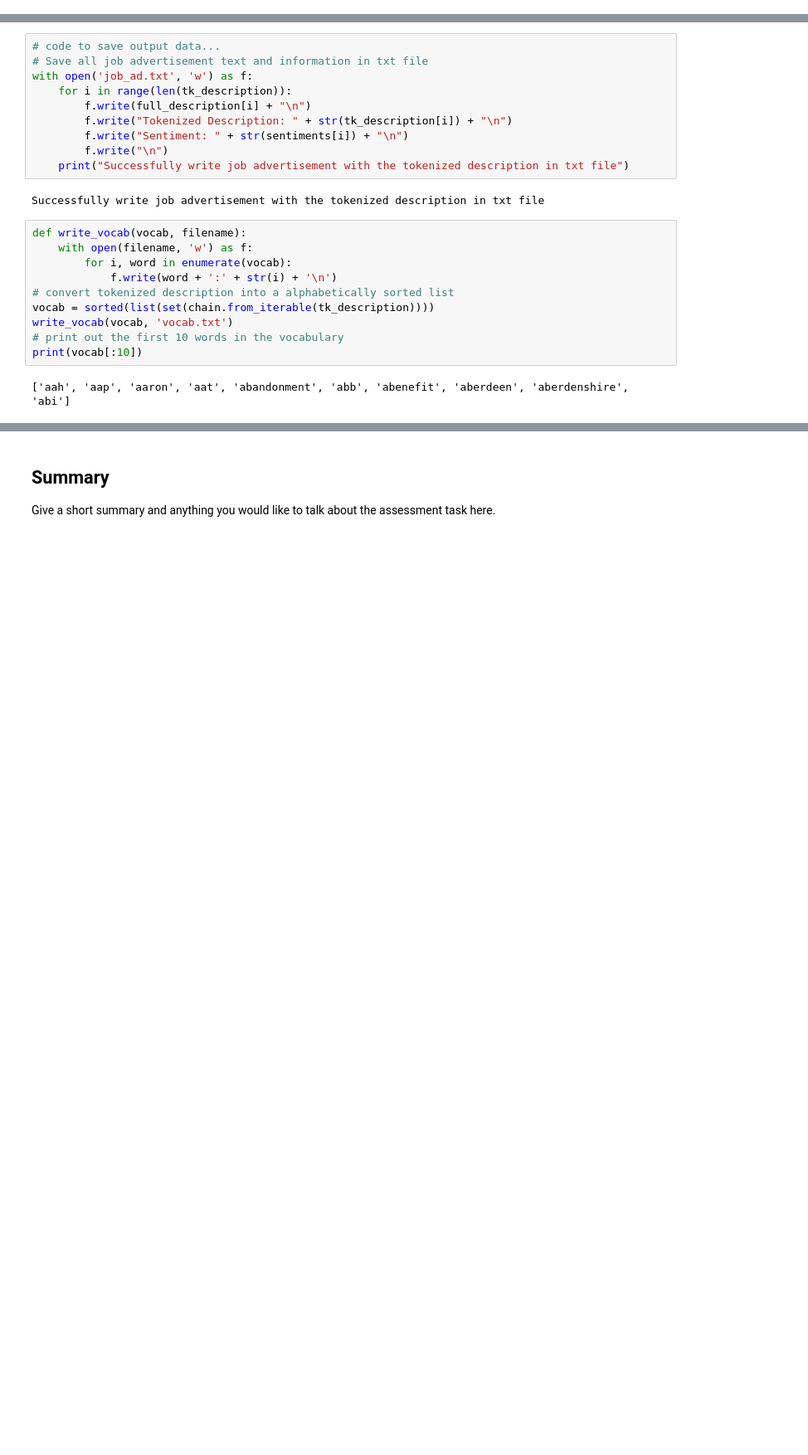
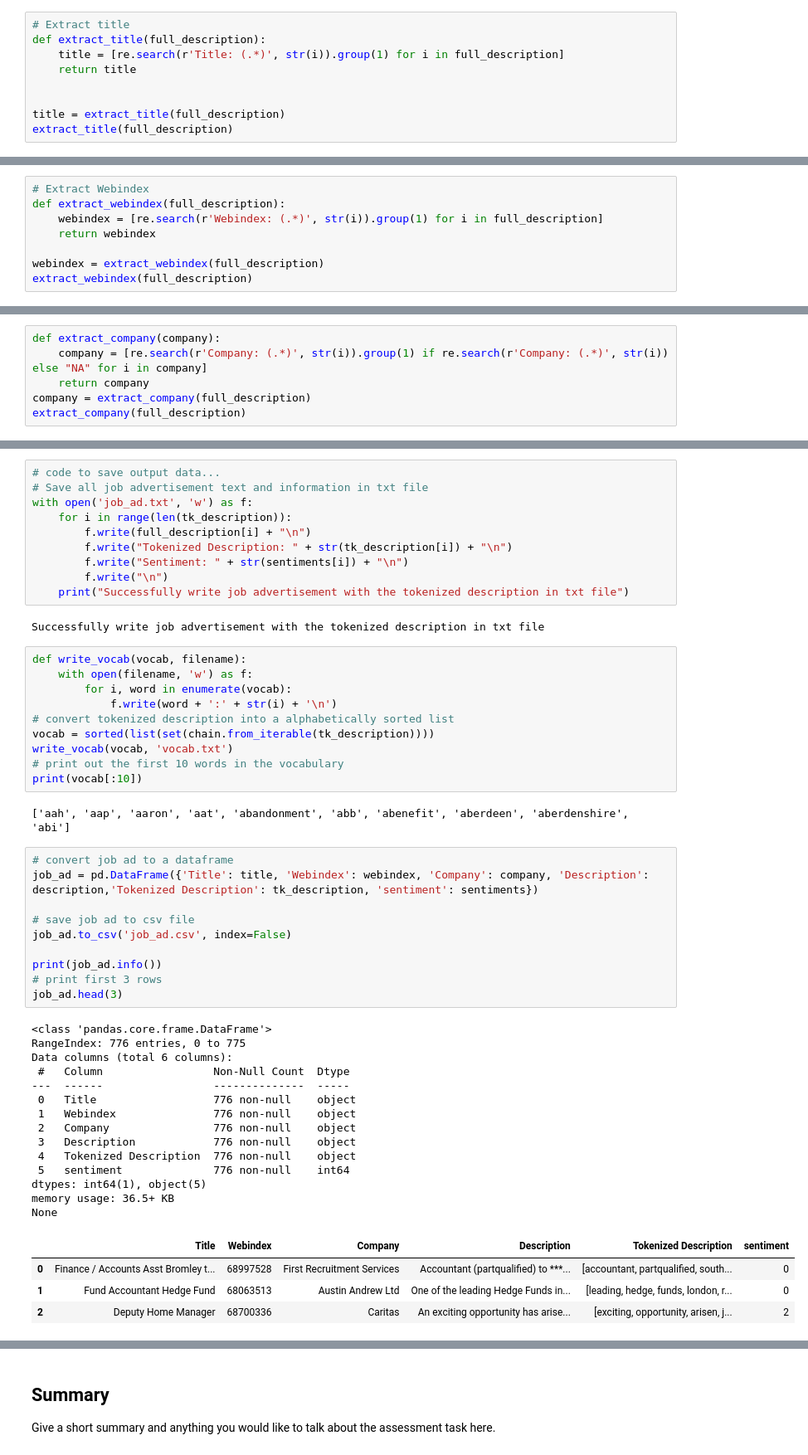
Before and after one commit to tnathu-ai/NLP-Job-Ad, a Jupyter notebook: task1.ipynb, the cells around one changed output, grey strips where cells are left out. Shown at 83% size. Cells and saved outputs as stored; diff of their text form; blank space fills up the shorter version.

Commit message:
convert job ad into a dataframe

```diff
--- a/task1.ipynb
+++ b/task1.ipynb
@@ -200,3 +202,12 @@ extract_description(full_description)
  'Night Shift Maintenance Engineer  SouthWest  Permanent  **** A leading food manufacturing business with sites throughout the UK is seeking a Multi Skilled Maintenance Engineer to cover a permanent n ...
  'A leading global organisation based in Bedfordshire, operating in the vehicle telematics solutions arena are seeking an Embedded Software Engineer to design and develop embedded software for vehicle ...
  "International Manufacturing / Operations / Outsourcing Director  to ****  car Based: London The international Manufacturing / Operations / Outsourcing Director will manage all aspects of the company ...
+# %%
+# Extract title
+def extract_title(full_description):
+    title = [re.search(r'Title: (.*)', str(i)).group(1) for i in full_description]
+    return title
+
+
+title = extract_title(full_description)
+extract_title(full_description)
@@ -202,0 +232,8 @@ extract_description(full_description)
+# %%
+# Extract Webindex
+def extract_webindex(full_description):
+    webindex = [re.search(r'Webindex: (.*)', str(i)).group(1) for i in full_description]
+    return webindex
+
+webindex = extract_webindex(full_description)
+extract_webindex(full_description)
@@ -202,0 +258,6 @@ extract_description(full_description)
+# %%
+def extract_company(company):
+    company = [re.search(r'Company: (.*)', str(i)).group(1) if re.search(r'Company: (.*)', str(i)) else "NA" for i in company]
+    return company
+company = extract_company(full_description)
+extract_company(full_description)
@@ -393,6 +472,35 @@ write_vocab(vocab, 'vocab.txt')
 print(vocab[:10])
 # %% [output]
 ['aah', 'aap', 'aaron', 'aat', 'abandonment', 'abb', 'abenefit', 'aberdeen', 'aberdenshire', 'abi']
+# %%
+# convert job ad to a dataframe
+job_ad = pd.DataFrame({'Title': title, 'Webindex': webindex, 'Company': company, 'Description': description,'Tokenized Description': tk_description, 'sentiment': sentiments})
+
+# save job ad to csv file
+job_ad.to_csv('job_ad.csv', index=False)
+
+print(job_ad.info())
+# print first 3 rows
+job_ad.head(3)
+# %% [output]
+<class 'pandas.core.frame.DataFrame'>
+RangeIndex: 776 entries, 0 to 775
+Data columns (total 6 columns):
+ #   Column                 Non-Null Count  Dtype
+---  ------                 --------------  -----
+ 0   Title                  776 non-null    object
+ 1   Webindex               776 non-null    object
+ 2   Company                776 non-null    object
+ 3   Description            776 non-null    object
+ 4   Tokenized Description  776 non-null    object
+ 5   sentiment              776 non-null    int64
+dtypes: int64(1), object(5)
+memory usage: 36.5+ KB
+None
+|  | Title | Webindex | Company | Description | Tokenized Description | sentiment |
+| 0 | Finance / Accounts Asst Bromley t... | 68997528 | First Recruitment Services | Accountant (partqualified) to ***... | [accountant, partqualified, south... | 0 |
+| 1 | Fund Accountant Hedge Fund | 68063513 | Austin Andrew Ltd | One of the leading Hedge Funds in... | [leading, hedge, funds, london, r... | 0 |
+| 2 | Deputy Home Manager | 68700336 | Caritas | An exciting opportunity has arise... | [exciting, opportunity, arisen, j... | 2 |
 # %%
 # The .py format of the jupyter notebook
 import os
```
Also changed, not shown: parts of 6 cells of this notebook, 3 other files.
